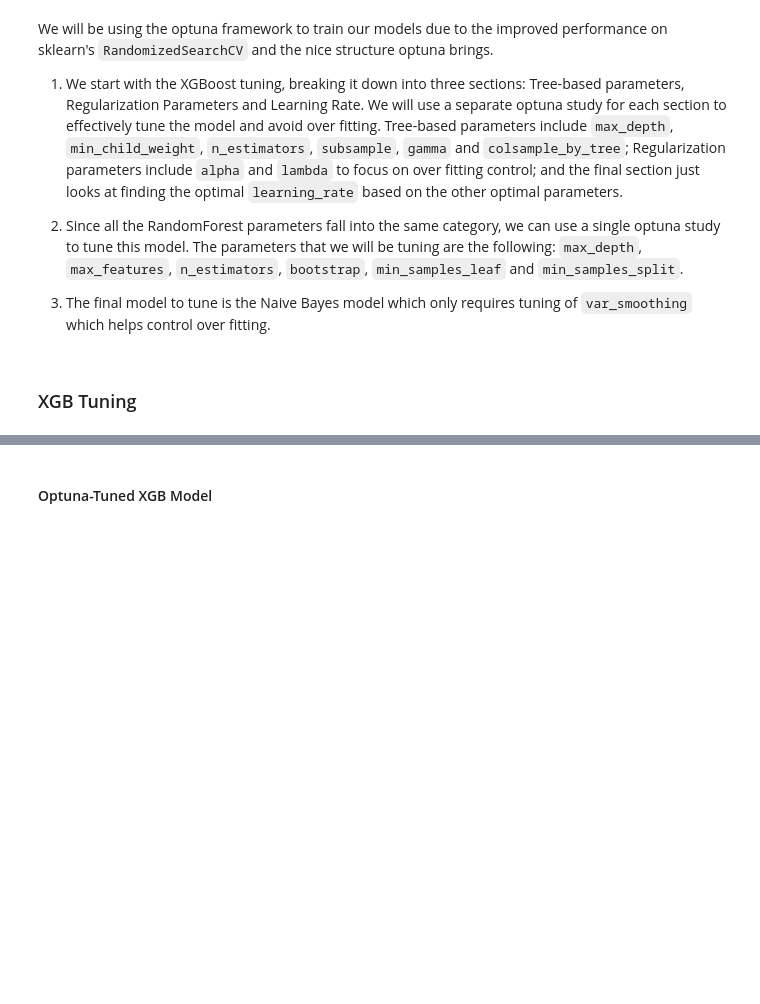
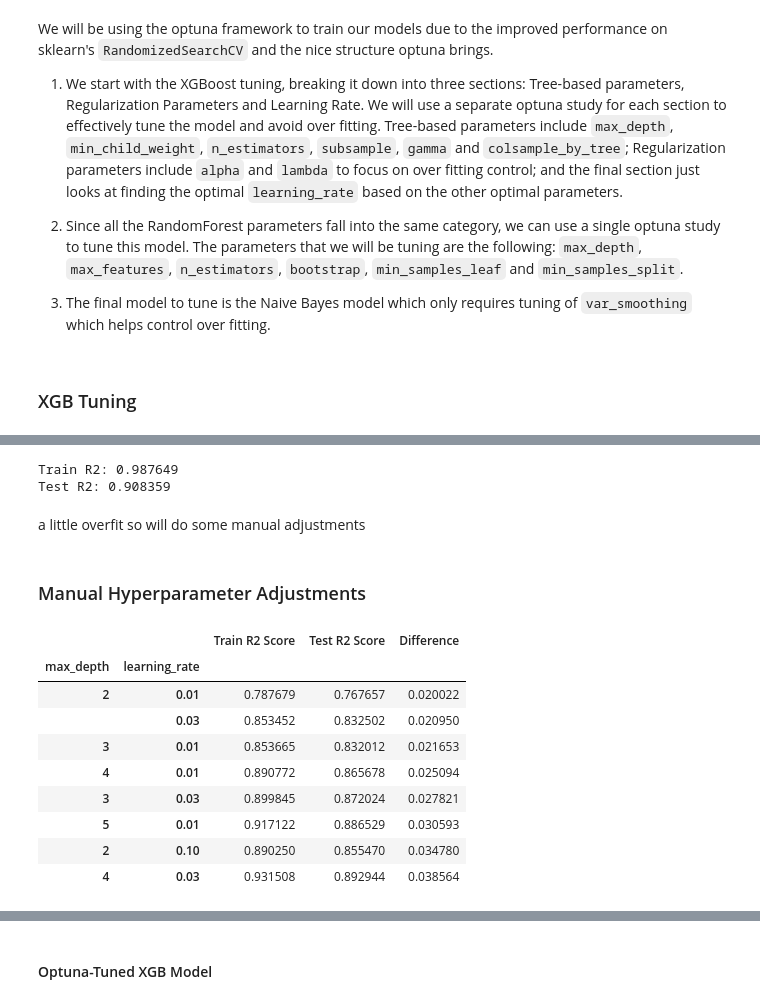
Before and after one commit to j4mes12/ITAI_Coursework, a Jupyter notebook: Task 1/04_Model_Tuning.ipynb, the cells around one changed output, grey strips where cells are left out. Cells and saved outputs as stored; diff of their text form; code cells hidden in the pictures; blank space fills up the shorter version.

```diff
--- a/Task 1/04_Model_Tuning.ipynb
+++ b/Task 1/04_Model_Tuning.ipynb
@@ -183,7 +138,10 @@ xgb_results_record = {
 # %%
-xgb_optuna_base = XGBRegressor(**base_params, max_depth = 3, learning_rate = 0.01)
+# xgb_optuna_base = XGBRegressor(**base_params, max_depth = 3, learning_rate = 0.01)
+xgb_optuna_base = XGBRegressor(**base_params)
 # %%
 xgb_oscv_params = {
+    'max_depth' : CategoricalDistribution([2,3,4,5]),
+    'learning_rate' : CategoricalDistribution([0.01, 0.03, 0.1, 0.3]),
     'min_child_weight' : IntUniformDistribution(5, 10),
     'n_estimators' : IntUniformDistribution(50, 1000),
     'subsample' : UniformDistribution(0.1, 1),
@@ -262,3 +219,70 @@ def make_optuna_visualizations(study: optuna.Study):
 make_optuna_visualizations(xgb_study)
 # %%
 xgb_tuned = xgb_oscv.best_estimator_
+# %%
+model = xgb_tuned
+
+train_r2 = f.evaluate_model(model, metric = 'r2', **train_data)
+test_r2 = f.evaluate_model(model, metric = 'r2', **test_data)
+
+print('Train R2:', train_r2)
+print('Test R2:', test_r2)
+# %% [output]
+Train R2: 0.987649
+Test R2: 0.908359
+# %% [markdown]
+a little overfit so will do some manual adjustments
+# %% [markdown]
+### Manual Hyperparameter Adjustments
+# %%
+oscv_params = xgb_oscv.best_params_
+
+max_depth_params  = [2,3,4,5,6]
+learning_rate_params = [0.01, 0.03, 0.1]
+
+param_perms = product(max_depth_params, learning_rate_params)
+
+results_record = {
+    'max_depth' : [],
+    'learning_rate' : [],
+    'Train R2 Score' : [],
+    'Test R2 Score' : []}
+
+for md, learnr in param_perms:
+
+    model_params = {
+        **base_params,
+        **oscv_params,
+        'max_depth' : md,
+        'learning_rate' : learnr
+        }
+
+
+    fn_model = XGBRegressor(**model_params).fit(**train_data)
+
+    train_r2 = f.evaluate_model(fn_model, metric = 'r2', **train_data)
+    test_r2 = f.evaluate_model(fn_model, metric = 'r2', **test_data)
+
+    results_record['max_depth'].append(md)
+    results_record['learning_rate'].append(learnr)
+    results_record['Train R2 Score'].append(train_r2)
+    results_record['Test R2 Score'].append(test_r2)
+
+pd_results_record = pd.DataFrame(results_record)
+
+pd_results_record['Difference'] = pd_results_record['Train R2 Score'] - pd_results_record['Test R2 Score']
+
+pd_results_record_out = pd_results_record.nsmallest(8, 'Difference').set_index(['max_depth', 'learning_rate'])
+
+pd_results_record_out
+# %% [output]
+|  |  | Train R2 Score | Test R2 Score | Difference |
+| max_depth | learning_rate |  |  |  |
+| 2 | 0.01 | 0.787679 | 0.767657 | 0.020022 |
+|  | 0.03 | 0.853452 | 0.832502 | 0.020950 |
+| 3 | 0.01 | 0.853665 | 0.832012 | 0.021653 |
+| 4 | 0.01 | 0.890772 | 0.865678 | 0.025094 |
+| 3 | 0.03 | 0.899845 | 0.872024 | 0.027821 |
+| 5 | 0.01 | 0.917122 | 0.886529 | 0.030593 |
+| 2 | 0.10 | 0.890250 | 0.855470 | 0.034780 |
+| 4 | 0.03 | 0.931508 | 0.892944 | 0.038564 |
```
Also changed, not shown: parts of 27 cells of this notebook, 8 other files.
